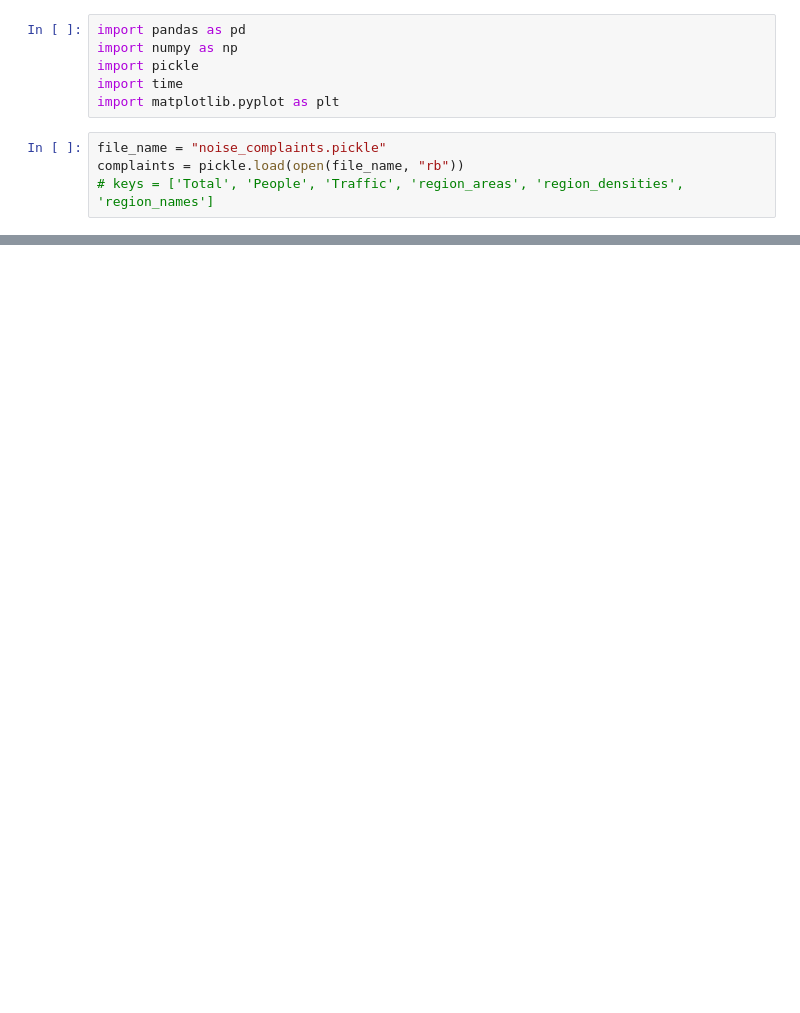
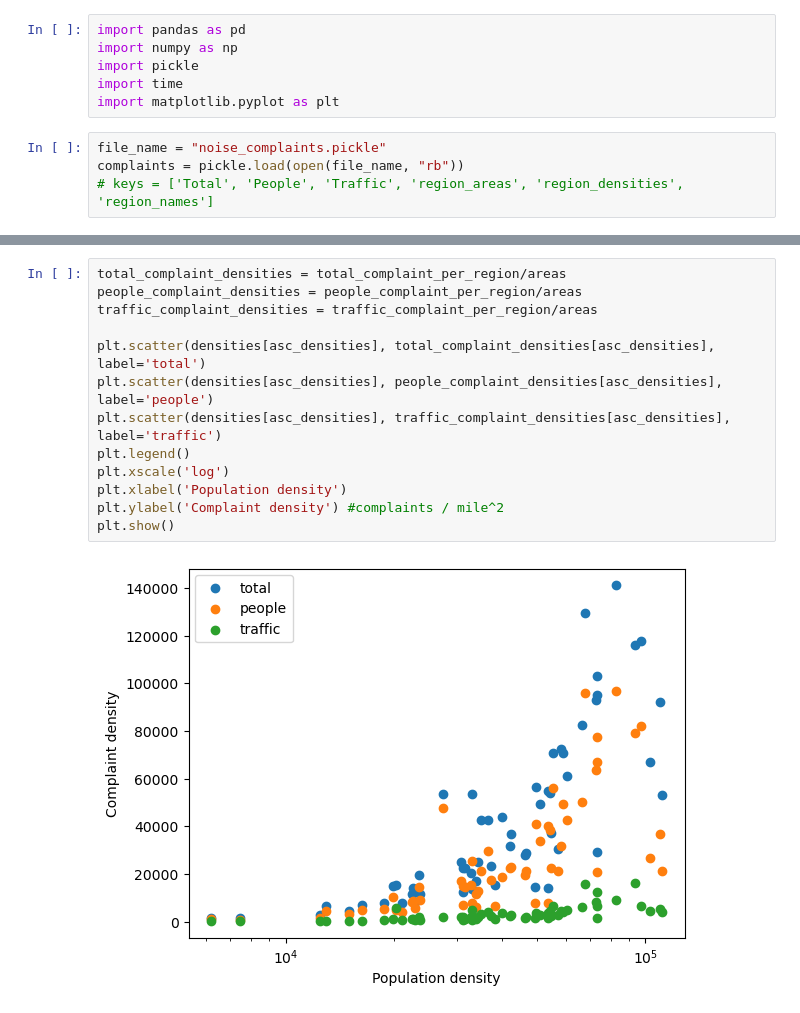
Before and after one commit to nicolem321/Noise-Pollution-Predictive-Model-NYC, a Jupyter notebook: raw_data_plots.ipynb, the cells around one changed output, grey strips where cells are left out. Saved outputs shown, nothing was run; the diff lists cells and outputs as text; blank space fills up the shorter version.

```diff
--- a/raw_data_plots.ipynb
+++ b/raw_data_plots.ipynb
@@ -45,0 +48,15 @@ Text(0, 0.5, 'Complaint density')
+# %%
+total_complaint_densities = total_complaint_per_region/areas
+people_complaint_densities = people_complaint_per_region/areas
+traffic_complaint_densities = traffic_complaint_per_region/areas
+
+plt.scatter(densities[asc_densities], total_complaint_densities[asc_densities], label='total')
+plt.scatter(densities[asc_densities], people_complaint_densities[asc_densities], label='people')
+plt.scatter(densities[asc_densities], traffic_complaint_densities[asc_densities], label='traffic')
+plt.legend()
+plt.xscale('log')
+plt.xlabel('Population density')
+plt.ylabel('Complaint density') #complaints / mile^2
+plt.show()
+# %% [output]
+[figure, added]
```
Also changed, not shown: parts of 3 cells of this notebook.
